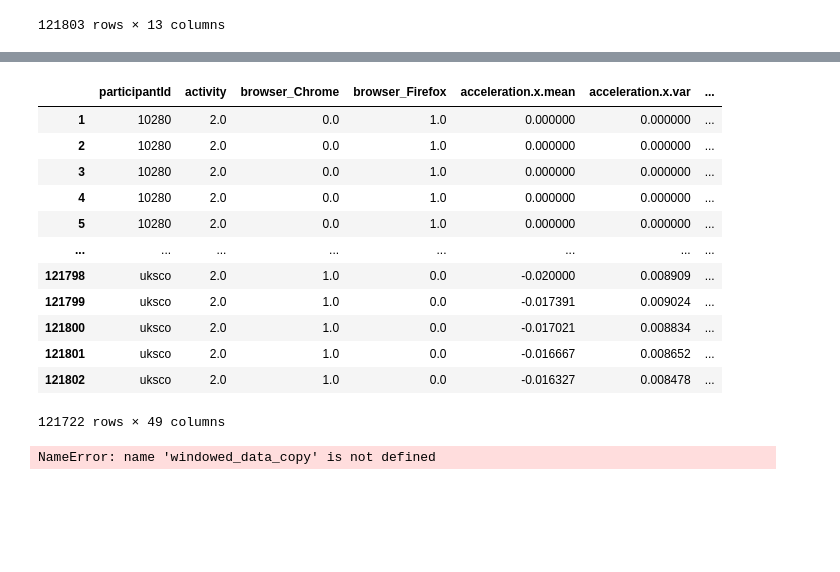
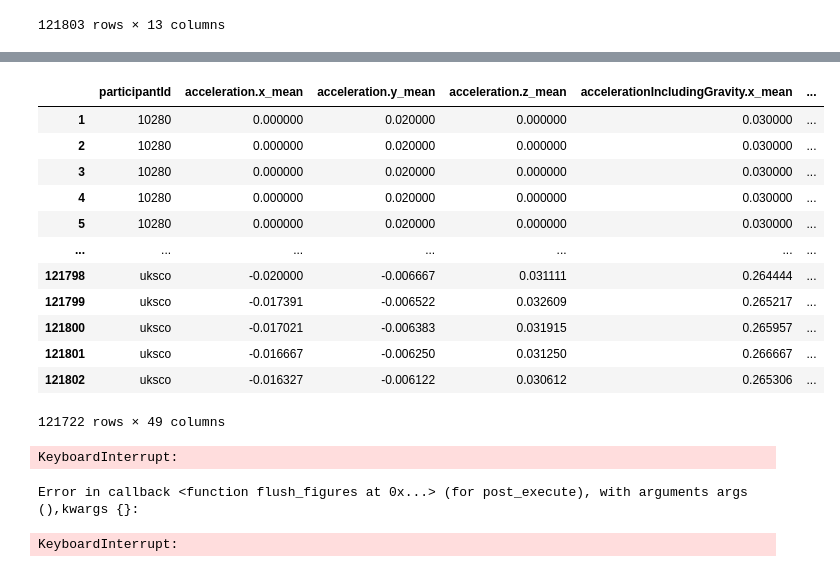
Before and after one commit to BarisUmutKizilcelik/Exercises, a Jupyter notebook: Exercise3 WithoutGraphicalResults.ipynb, the cells around one changed output, grey strips where cells are left out. Saved outputs shown, nothing was run; the diff lists cells and outputs as text; code cells hidden in the pictures; blank space fills up the shorter version.

Commit message:
Last fix in exercise 3

```diff
--- a/Exercise3 WithoutGraphicalResults.ipynb
+++ b/Exercise3 WithoutGraphicalResults.ipynb
@@ -39,5 +31,16 @@ DONE LOADING
 # %%
-# Concatenate the datasets into a single dataframe
-concanated_data=pd.concat([d.data.iloc[40:-40].dropna().assign(**d.metaData) for d  in project.datasets if (d.name == "devicemotion" and d.data.shape[0]>0) and d.timeSeries[0].end-d.timeSeries[0].start>10000] )
+# Load the project from the pickle file
+with open("../exercises/project.pkl", "rb") as f:
+    project = pickle.load(f)
+
+print("Data loaded from pickle file.")
+
+# Concatenate datasets into a single dataframe
+data_frames = []
+for d in project.datasets:
+    if d.name == "devicemotion" and d.data.shape[0] > 0 and (d.timeSeries[0].end - d.timeSeries[0].start) > 10000:
+        df = d.data.iloc[40:-40].dropna().assign(**d.metaData)
+        data_frames.append(df)
+concanated_data = pd.concat(data_frames)
 concanated_data
 # %% [output]
@@ -57,16 +61,15 @@ concanated_data
 # %%
-# Filter out rows where activity is "testing"
-filtered_data=concanated_data[concanated_data.activity!="testing"]
+# Remove testing activities
+filtered_data = concanated_data[concanated_data.activity != "testing"]
 
-# Drop "mobile" and "browser" columns and convert "browser" to dummy variables
-filtered_data=pd.concat([filtered_data.drop(columns=["mobile","browser"]),pd.get_dummies(filtered_data[["browser"]])], axis=1)
+# Convert categorical columns to dummies
+filtered_data = pd.get_dummies(filtered_data, columns=['browser']).drop(columns=["mobile"])
 
 # Set the index to "time" and drop the "time" column
-filtered_data.index=filtered_data.time
-filtered_data=filtered_data.drop(columns="time")
+filtered_data.set_index("time", inplace=True)
 
-# Factorize the "activity" column and store the labels
-filtered_data["activity"],labels=filtered_data["activity"].factorize()
+# Factorize the "activity" column and store labels
+filtered_data["activity"], labels = pd.factorize(filtered_data["activity"])
 filtered_data
 # %% [output]
 |  | acceleration.x | acceleration.y | acceleration.z | accelerationIncludingGravity.x | accelerationIncludingGravity.y | ... |
@@ -99,0 +140,2 @@ windowed_data
+# %%
+grouped_data = windowed_data.groupby('participantId', group_keys=True).apply(lambda x:x, include_groups=False)
@@ -100,31 +159,33 @@ windowed_data
 # %%
 # Prepare the dataframe for modeling
-windowed_data_copy=windowed_data.copy()
-windowed_data_copy.index=windowed_data.index.droplevel(1)
-windowed_data_copy=windowed_data_copy.reset_index()
-windowed_data_copy.dropna(inplace=True)
-windowed_data_copy
+grouped_data_copy=grouped_data.copy()
+grouped_data_copy.index=grouped_data.index.droplevel(1)
+grouped_data_copy=grouped_data_copy.reset_index()
+grouped_data_copy.dropna(inplace=True)
+grouped_data_copy
 # %% [output]
-|  | participantId | activity | browser_Chrome | browser_Firefox | acceleration.x.mean | acceleration.x.var | ... |
-| 1 | 10280 | 2.0 | 0.0 | 1.0 | 0.000000 | 0.000000 | ... |
-| 2 | 10280 | 2.0 | 0.0 | 1.0 | 0.000000 | 0.000000 | ... |
-| 3 | 10280 | 2.0 | 0.0 | 1.0 | 0.000000 | 0.000000 | ... |
-| 4 | 10280 | 2.0 | 0.0 | 1.0 | 0.000000 | 0.000000 | ... |
-| 5 | 10280 | 2.0 | 0.0 | 1.0 | 0.000000 | 0.000000 | ... |
-| ... | ... | ... | ... | ... | ... | ... | ... |
-| 121798 | uksco | 2.0 | 1.0 | 0.0 | -0.020000 | 0.008909 | ... |
-| 121799 | uksco | 2.0 | 1.0 | 0.0 | -0.017391 | 0.009024 | ... |
-| 121800 | uksco | 2.0 | 1.0 | 0.0 | -0.017021 | 0.008834 | ... |
-| 121801 | uksco | 2.0 | 1.0 | 0.0 | -0.016667 | 0.008652 | ... |
-| 121802 | uksco | 2.0 | 1.0 | 0.0 | -0.016327 | 0.008478 | ... |
+|  | participantId | acceleration.x_mean | acceleration.y_mean | acceleration.z_mean | accelerationIncludingGravity.x_mean | ... |
+| 1 | 10280 | 0.000000 | 0.020000 | 0.000000 | 0.030000 | ... |
+| 2 | 10280 | 0.000000 | 0.020000 | 0.000000 | 0.030000 | ... |
+| 3 | 10280 | 0.000000 | 0.020000 | 0.000000 | 0.030000 | ... |
+| 4 | 10280 | 0.000000 | 0.020000 | 0.000000 | 0.030000 | ... |
+| 5 | 10280 | 0.000000 | 0.020000 | 0.000000 | 0.030000 | ... |
+| ... | ... | ... | ... | ... | ... | ... |
+| 121798 | uksco | -0.020000 | -0.006667 | 0.031111 | 0.264444 | ... |
+| 121799 | uksco | -0.017391 | -0.006522 | 0.032609 | 0.265217 | ... |
+| 121800 | uksco | -0.017021 | -0.006383 | 0.031915 | 0.265957 | ... |
+| 121801 | uksco | -0.016667 | -0.006250 | 0.031250 | 0.266667 | ... |
+| 121802 | uksco | -0.016327 | -0.006122 | 0.030612 | 0.265306 | ... |
 121722 rows × 49 columns
 # %%
-# Plot a sample of the data using seaborn pairplot
-sampled_data=windowed_data_copy.sample(1000)
+# Sample data for visualization
+sampled_data = grouped_data_copy.sample(1000)
 sns.pairplot(sampled_data, hue='activity')
 plt.show()
 # %% [output]
-NameError: name 'windowed_data_copy' is not defined
+KeyboardInterrupt:
+Error in callback <function flush_figures at 0x...> (for post_execute), with arguments args (),kwargs {}:
+KeyboardInterrupt:
 # %%
 # Define the classifier
 clf = RandomForestClassifier(random_state=0)
```
Also changed, not shown: parts of 19 cells of this notebook.
